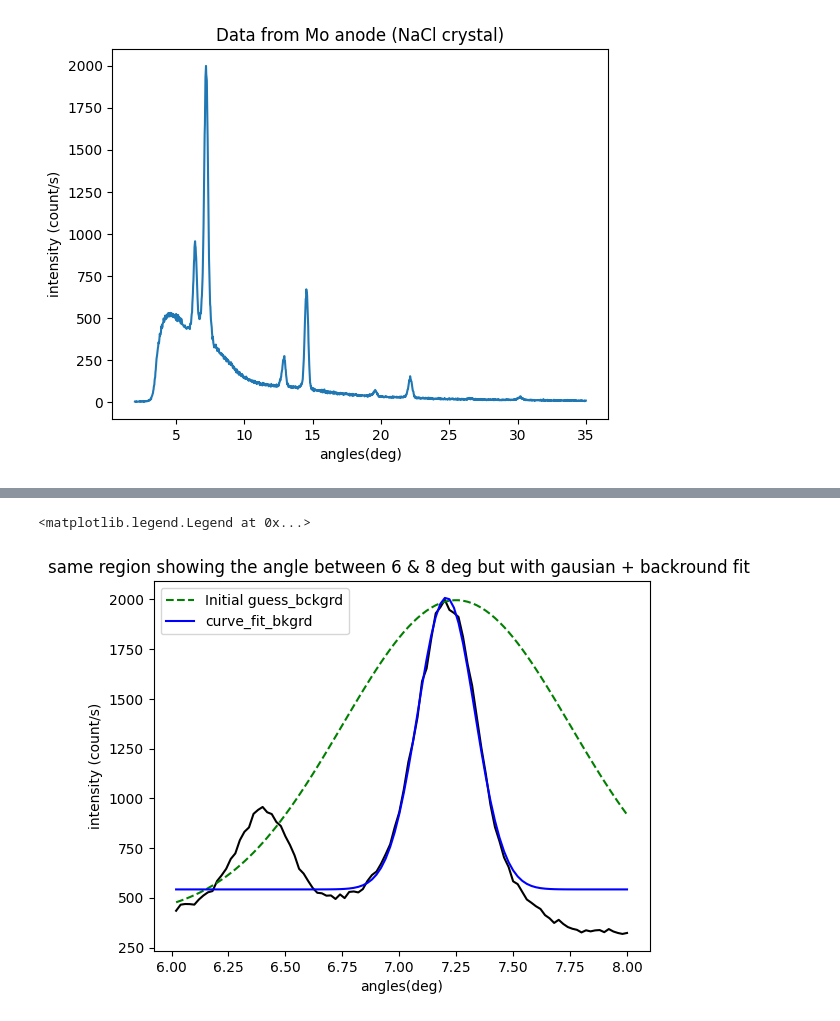
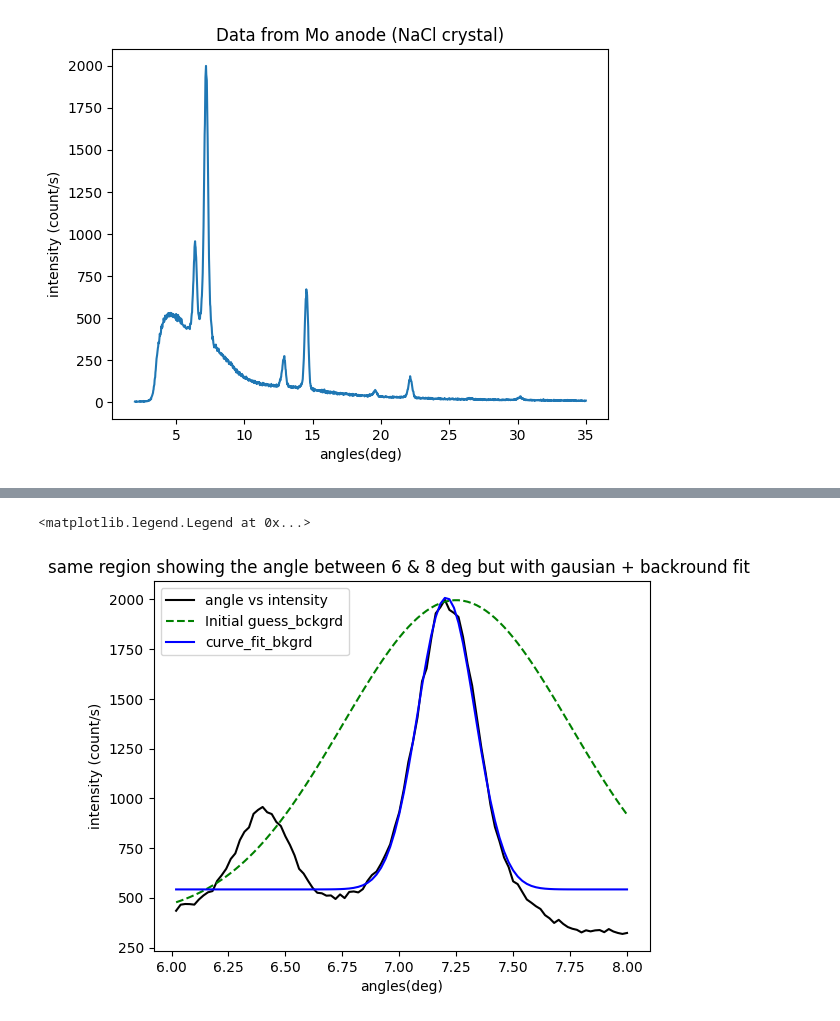
Before and after one commit to PX2145-2025/week-4-b-lloydCallum, a Jupyter notebook: Curvefit.ipynb, the cells around one changed output, grey strips where cells are left out. Cells and saved outputs as stored; diff of their text form; code cells hidden in the pictures.

```diff
--- a/Curvefit.ipynb
+++ b/Curvefit.ipynb
@@ -318,21 +316,21 @@ sigma = 0.572 +/- 0.0451
 # %%
 def Gau_background(x, intensity, mu, sigma, bckg):    #adding the backround into the function
   return Gau(x, intensity, mu, sigma) + bckg
 
-p_guess = [2000,7.25,0.5, 400] #guess for the peak intensity,angle,width and backround
+p_guess = [2000,7.25,0.5, 400] #guess for the peak intensity,angle,width and backround. again with the paramaters matching the function.
 popt, pcov = curve_fit(Gau_background, angles_selected , CR_s_selected, p_guess)
 
-plt.plot(angles_selected, CR_s_selected, 'k')
-plt.plot(angles_selected, Gau_background(angles_selected, *p_guess), 'g--', label='Initial guess_bckgrd')
-plt.plot(angles_selected, Gau_background(angles_selected, popt[0], popt[1], popt[2], popt[3]), 'b-', label='curve_fit_bkgrd')
+plt.plot(angles_selected, CR_s_selected, 'k', label='angle vs intensity') #plotting given data
+plt.plot(angles_selected, Gau_background(angles_selected, *p_guess), 'g--', label='Initial guess_bckgrd')  #plotting my guess value
+plt.plot(angles_selected, Gau_background(angles_selected, popt[0], popt[1], popt[2], popt[3]), 'b-', label='curve_fit_bkgrd') #plotting the gaussian fit this time adding the paramaters (popt[3]) to match number of paramaters stated.
 
 plt.xlabel('angles(deg)')
 plt.ylabel('intensity (count/s)')
 plt.title('same region showing the angle between 6 & 8 deg but with gausian + backround fit ')
 plt.legend()
 # %% [output]
 <matplotlib.legend.Legend at 0x...>
-[figure, old version]
+[figure, new version]
 # %%
 def Gau_linear_background(x, intensity, mu, sigma, m,c):    #adding a linear gradient backround into the function
   return Gau(x, intensity, mu, sigma) + m*x + c
```
Also changed, not shown: parts of 3 cells of this notebook.
